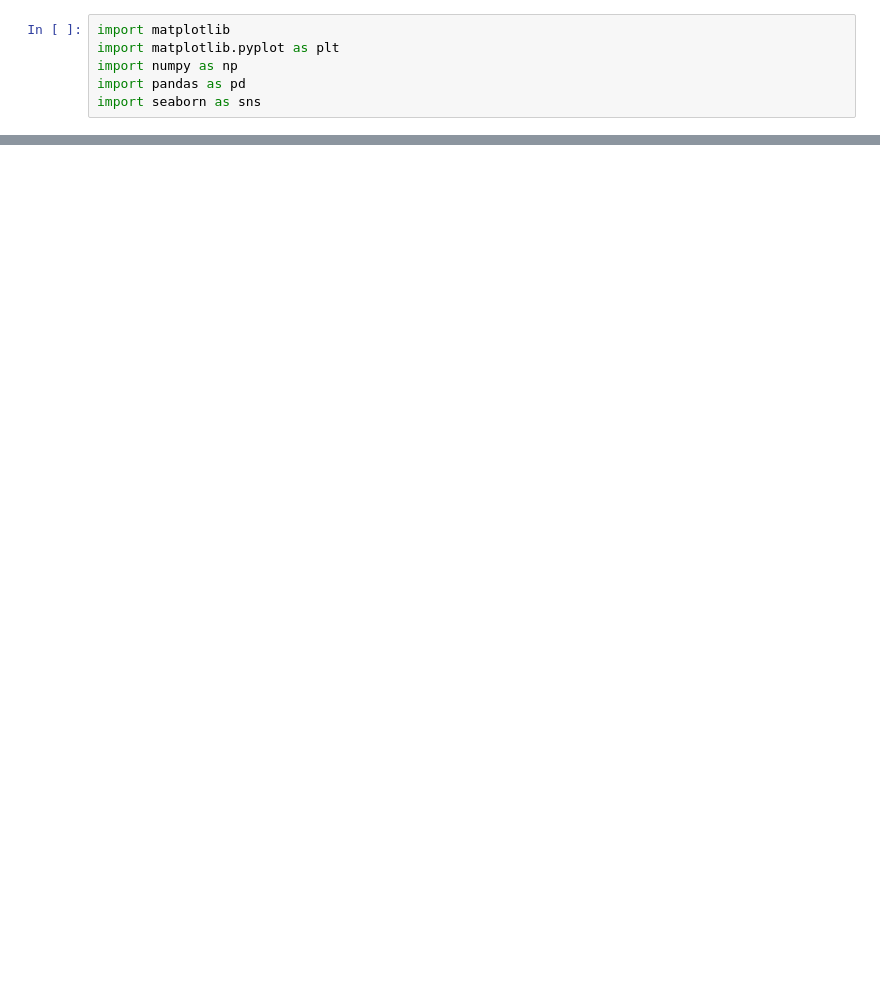
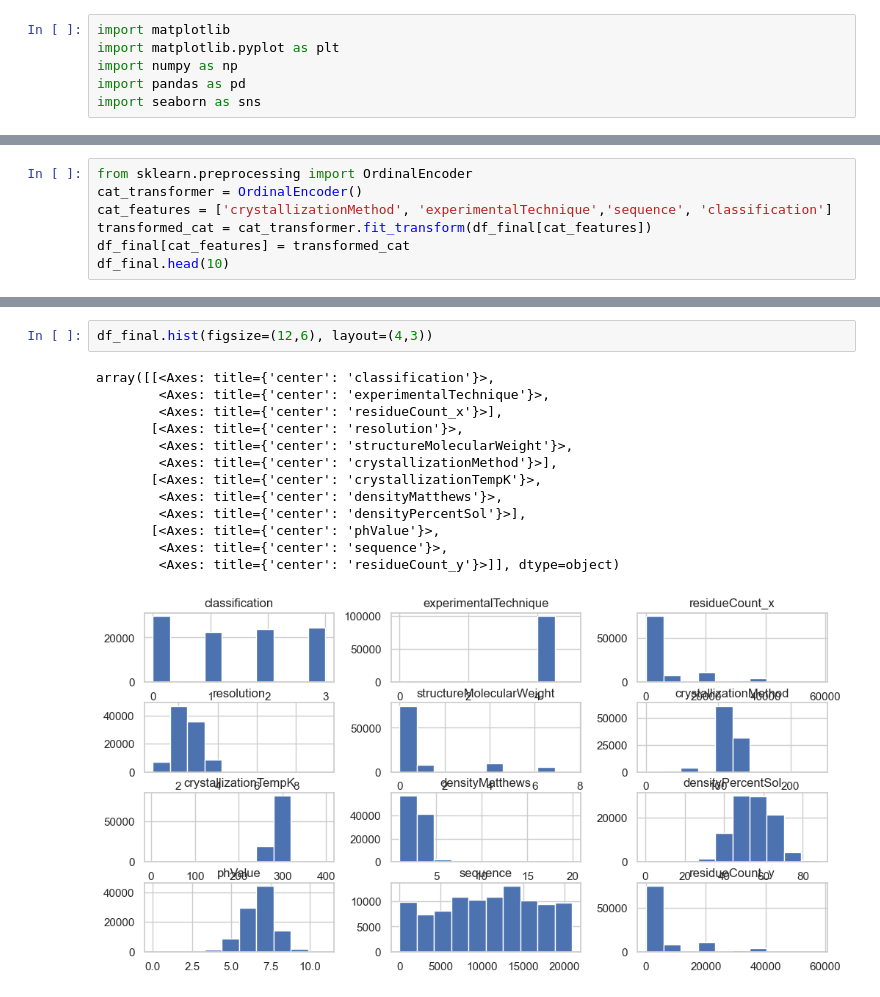
Before and after one commit to parthkhurana07/Protein_Family_Classification, a Jupyter notebook: protein_classification.ipynb, the cells around one changed output, grey strips where cells are left out. Cells and saved outputs as stored; diff of their text form; blank space fills up the shorter version.

Commit message:
Preprocess

```diff
--- a/protein_classification.ipynb
+++ b/protein_classification.ipynb
@@ -38,0 +191,7 @@ df_top4['classification'].value_counts()
+# %%
+from sklearn.preprocessing import OrdinalEncoder
+cat_transformer = OrdinalEncoder()
+cat_features = ['crystallizationMethod', 'experimentalTechnique','sequence', 'classification']
+transformed_cat = cat_transformer.fit_transform(df_final[cat_features])
+df_final[cat_features] = transformed_cat
+df_final.head(10)
@@ -38,0 +216,16 @@ df_top4['classification'].value_counts()
+# %%
+df_final.hist(figsize=(12,6), layout=(4,3))
+# %% [output]
+array([[<Axes: title={'center': 'classification'}>,
+        <Axes: title={'center': 'experimentalTechnique'}>,
+        <Axes: title={'center': 'residueCount_x'}>],
+       [<Axes: title={'center': 'resolution'}>,
+        <Axes: title={'center': 'structureMolecularWeight'}>,
+        <Axes: title={'center': 'crystallizationMethod'}>],
+       [<Axes: title={'center': 'crystallizationTempK'}>,
+        <Axes: title={'center': 'densityMatthews'}>,
+        <Axes: title={'center': 'densityPercentSol'}>],
+       [<Axes: title={'center': 'phValue'}>,
+        <Axes: title={'center': 'sequence'}>,
+        <Axes: title={'center': 'residueCount_y'}>]], dtype=object)
+[figure, added]
```
Also changed, not shown: parts of 17 cells of this notebook.
